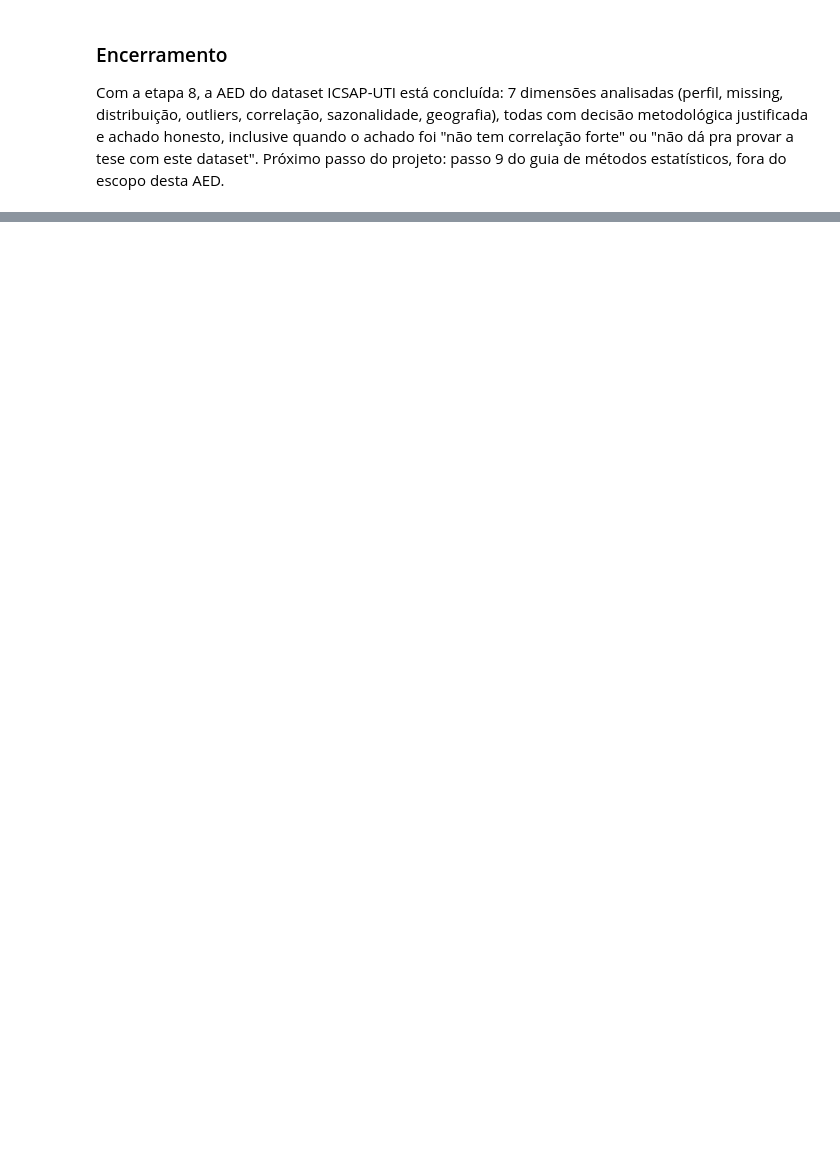
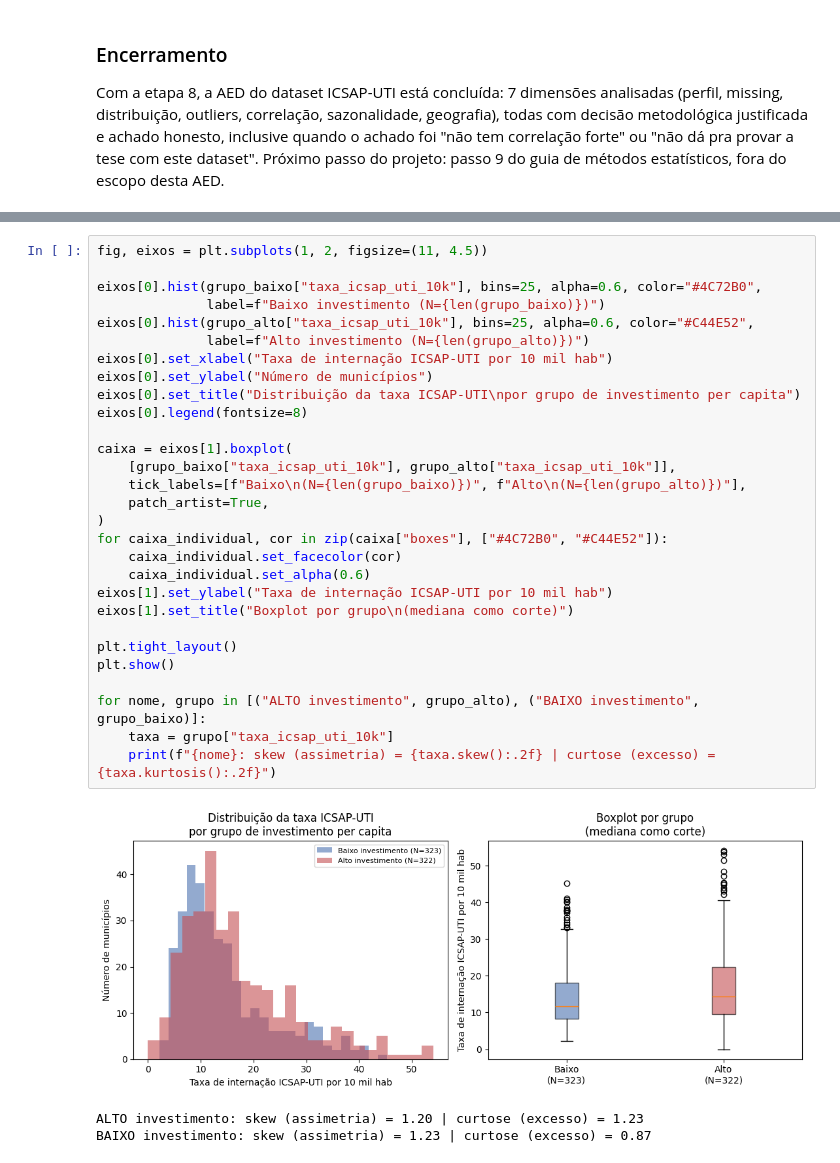
Before and after one commit to yasminyumit/clariti-oci, a Jupyter notebook: notebooks/AED_ICSAP_UTI_SP_10.ipynb, the cells around one changed output, grey strips where cells are left out. Drawn from its saved outputs; the diff is of its cells as text; blank space fills up the shorter version.

```diff
--- a/notebooks/AED_ICSAP_UTI_SP_10.ipynb
+++ b/notebooks/AED_ICSAP_UTI_SP_10.ipynb
@@ -1086,0 +1137,33 @@ Com a etapa 8, a AED do dataset ICSAP-UTI está concluída: 7 dimensões analisa
+# %%
+fig, eixos = plt.subplots(1, 2, figsize=(11, 4.5))
+
+eixos[0].hist(grupo_baixo["taxa_icsap_uti_10k"], bins=25, alpha=0.6, color="#4C72B0",
+              label=f"Baixo investimento (N={len(grupo_baixo)})")
+eixos[0].hist(grupo_alto["taxa_icsap_uti_10k"], bins=25, alpha=0.6, color="#C44E52",
+              label=f"Alto investimento (N={len(grupo_alto)})")
+eixos[0].set_xlabel("Taxa de internação ICSAP-UTI por 10 mil hab")
+eixos[0].set_ylabel("Número de municípios")
+eixos[0].set_title("Distribuição da taxa ICSAP-UTI\npor grupo de investimento per capita")
+eixos[0].legend(fontsize=8)
+
+caixa = eixos[1].boxplot(
+    [grupo_baixo["taxa_icsap_uti_10k"], grupo_alto["taxa_icsap_uti_10k"]],
+    tick_labels=[f"Baixo\n(N={len(grupo_baixo)})", f"Alto\n(N={len(grupo_alto)})"],
+    patch_artist=True,
+)
+for caixa_individual, cor in zip(caixa["boxes"], ["#4C72B0", "#C44E52"]):
+    caixa_individual.set_facecolor(cor)
+    caixa_individual.set_alpha(0.6)
+eixos[1].set_ylabel("Taxa de internação ICSAP-UTI por 10 mil hab")
+eixos[1].set_title("Boxplot por grupo\n(mediana como corte)")
+
+plt.tight_layout()
+plt.show()
+
+for nome, grupo in [("ALTO investimento", grupo_alto), ("BAIXO investimento", grupo_baixo)]:
+    taxa = grupo["taxa_icsap_uti_10k"]
+    print(f"{nome}: skew (assimetria) = {taxa.skew():.2f} | curtose (excesso) = {taxa.kurtosis():.2f}")
+# %% [output]
+[figure, added]
+ALTO investimento: skew (assimetria) = 1.20 | curtose (excesso) = 1.23
+BAIXO investimento: skew (assimetria) = 1.23 | curtose (excesso) = 0.87
```
Also changed, not shown: parts of 37 cells of this notebook.
